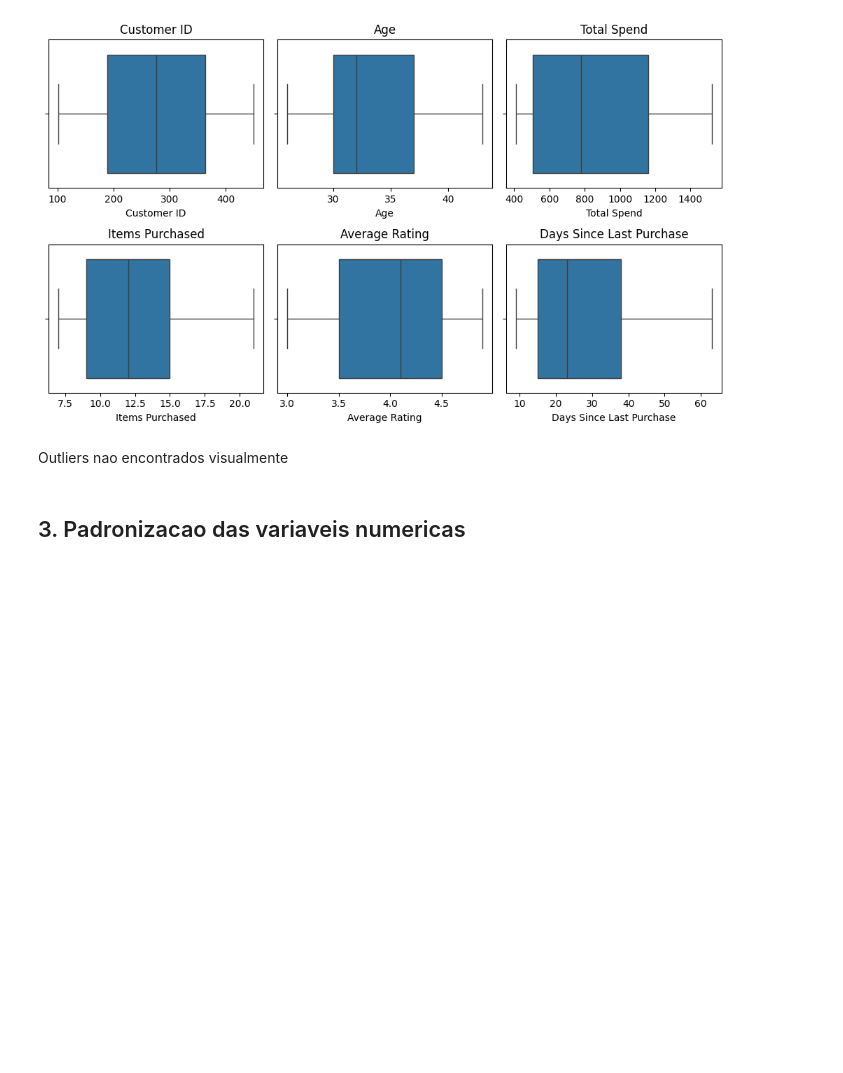
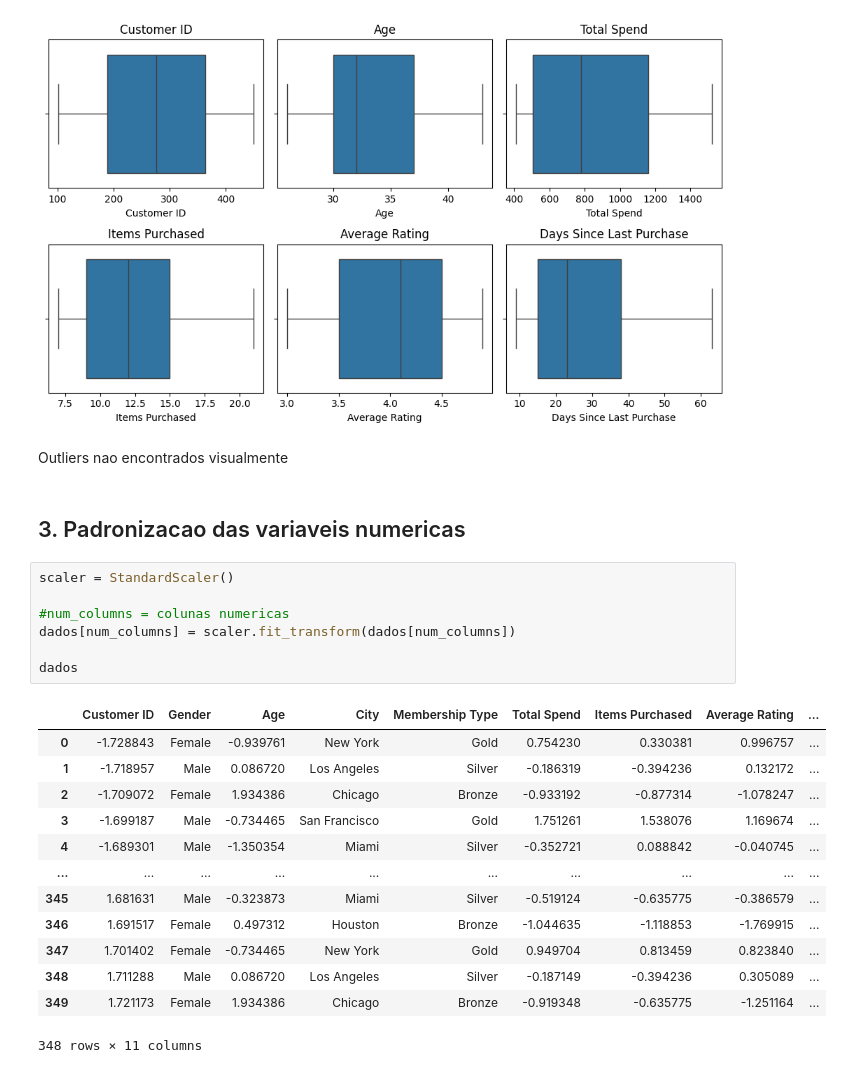
Before and after one commit to HammadN98/Segmentacao_de_Clientes_para_E-commerce, a Jupyter notebook: notebooks/E_commerce_behavior.ipynb, the cells around one changed output. Drawn from its saved outputs; the diff is of its cells as text; blank space fills up the shorter version.

```diff
--- a/notebooks/E_commerce_behavior.ipynb
+++ b/notebooks/E_commerce_behavior.ipynb
@@ -111,3 +111,24 @@ plt.show()
 Outliers nao encontrados visualmente
 # %% [markdown]
 ## 3. Padronizacao das variaveis numericas
+# %%
+scaler = StandardScaler()
+
+#num_columns = colunas numericas
+dados[num_columns] = scaler.fit_transform(dados[num_columns])
+
+dados
+# %% [output]
+|  | Customer ID | Gender | Age | City | Membership Type | Total Spend | Items Purchased | Average Rating | ... |
+| 0 | -1.728843 | Female | -0.939761 | New York | Gold | 0.754230 | 0.330381 | 0.996757 | ... |
+| 1 | -1.718957 | Male | 0.086720 | Los Angeles | Silver | -0.186319 | -0.394236 | 0.132172 | ... |
+| 2 | -1.709072 | Female | 1.934386 | Chicago | Bronze | -0.933192 | -0.877314 | -1.078247 | ... |
+| 3 | -1.699187 | Male | -0.734465 | San Francisco | Gold | 1.751261 | 1.538076 | 1.169674 | ... |
+| 4 | -1.689301 | Male | -1.350354 | Miami | Silver | -0.352721 | 0.088842 | -0.040745 | ... |
+| ... | ... | ... | ... | ... | ... | ... | ... | ... | ... |
+| 345 | 1.681631 | Male | -0.323873 | Miami | Silver | -0.519124 | -0.635775 | -0.386579 | ... |
+| 346 | 1.691517 | Female | 0.497312 | Houston | Bronze | -1.044635 | -1.118853 | -1.769915 | ... |
+| 347 | 1.701402 | Female | -0.734465 | New York | Gold | 0.949704 | 0.813459 | 0.823840 | ... |
+| 348 | 1.711288 | Male | 0.086720 | Los Angeles | Silver | -0.187149 | -0.394236 | 0.305089 | ... |
+| 349 | 1.721173 | Female | 1.934386 | Chicago | Bronze | -0.919348 | -0.635775 | -1.251164 | ... |
+348 rows × 11 columns
```
Also changed, not shown: parts of 4 cells of this notebook.
